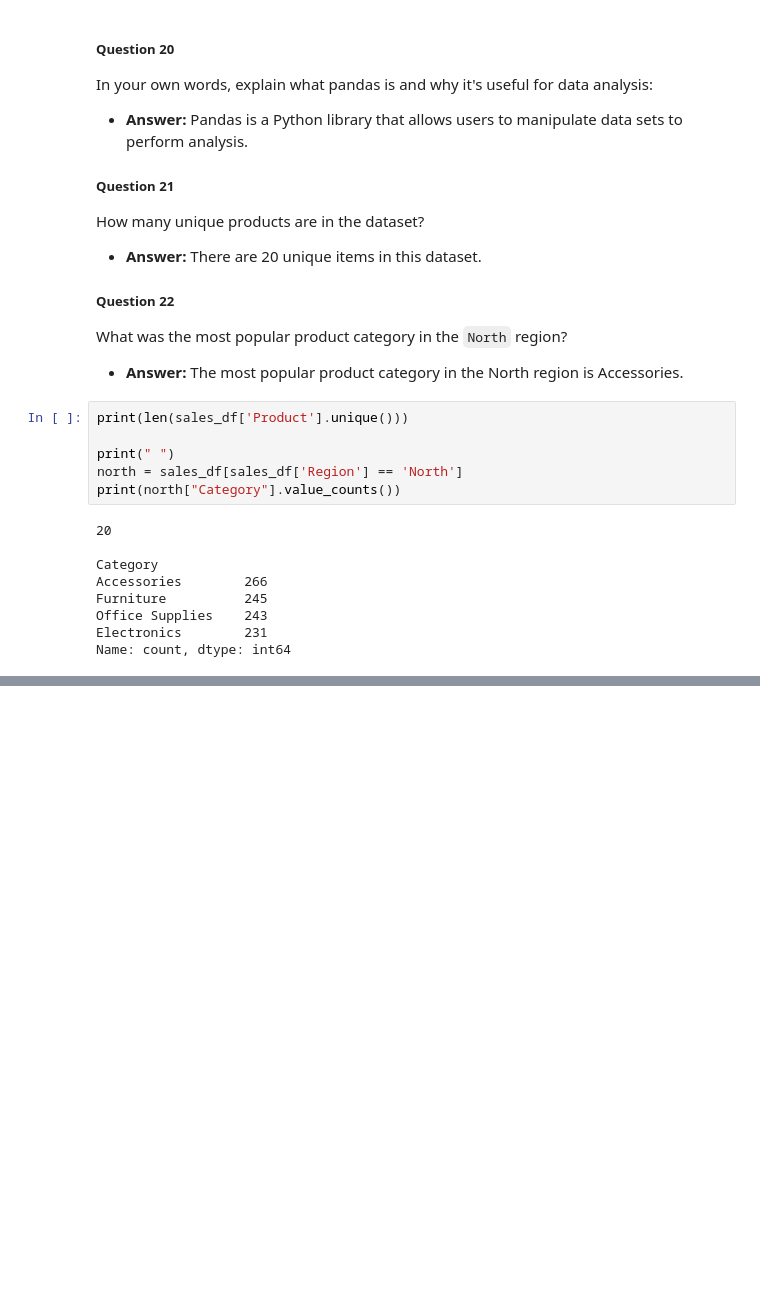
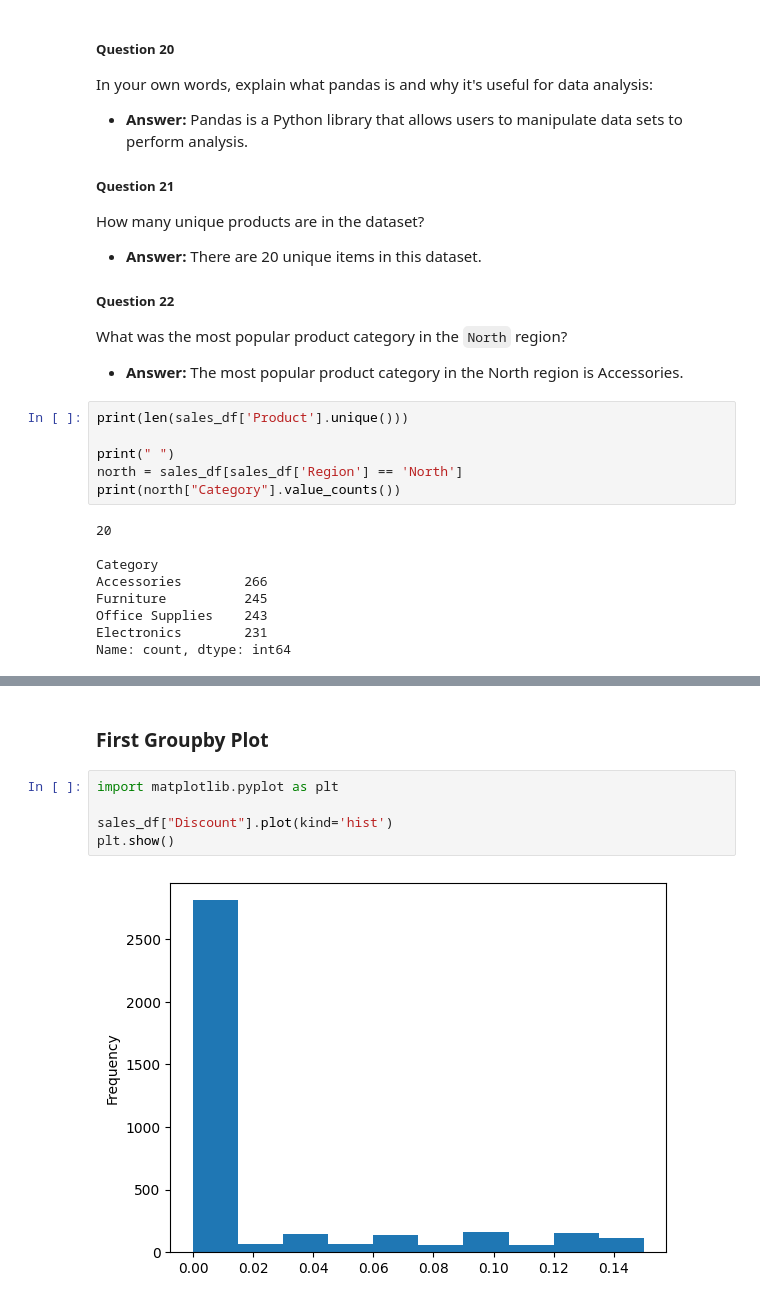
Before and after one commit to adalei1801/unit-3-data-science, a Jupyter notebook: 01_pandas.ipynb, the cells around one changed output, grey strips where cells are left out. Saved outputs shown, nothing was run; the diff lists cells and outputs as text; blank space fills up the shorter version.

Commit message:
groupby addition

```diff
--- a/01_pandas.ipynb
+++ b/01_pandas.ipynb
@@ -418,0 +449,9 @@ Name: count, dtype: int64
+# %% [markdown]
+### First Groupby Plot
+# %%
+import matplotlib.pyplot as plt
+
+sales_df["Discount"].plot(kind='hist')
+plt.show()
+# %% [output]
+[figure, added]
```
Also changed, not shown: parts of 7 cells of this notebook.
